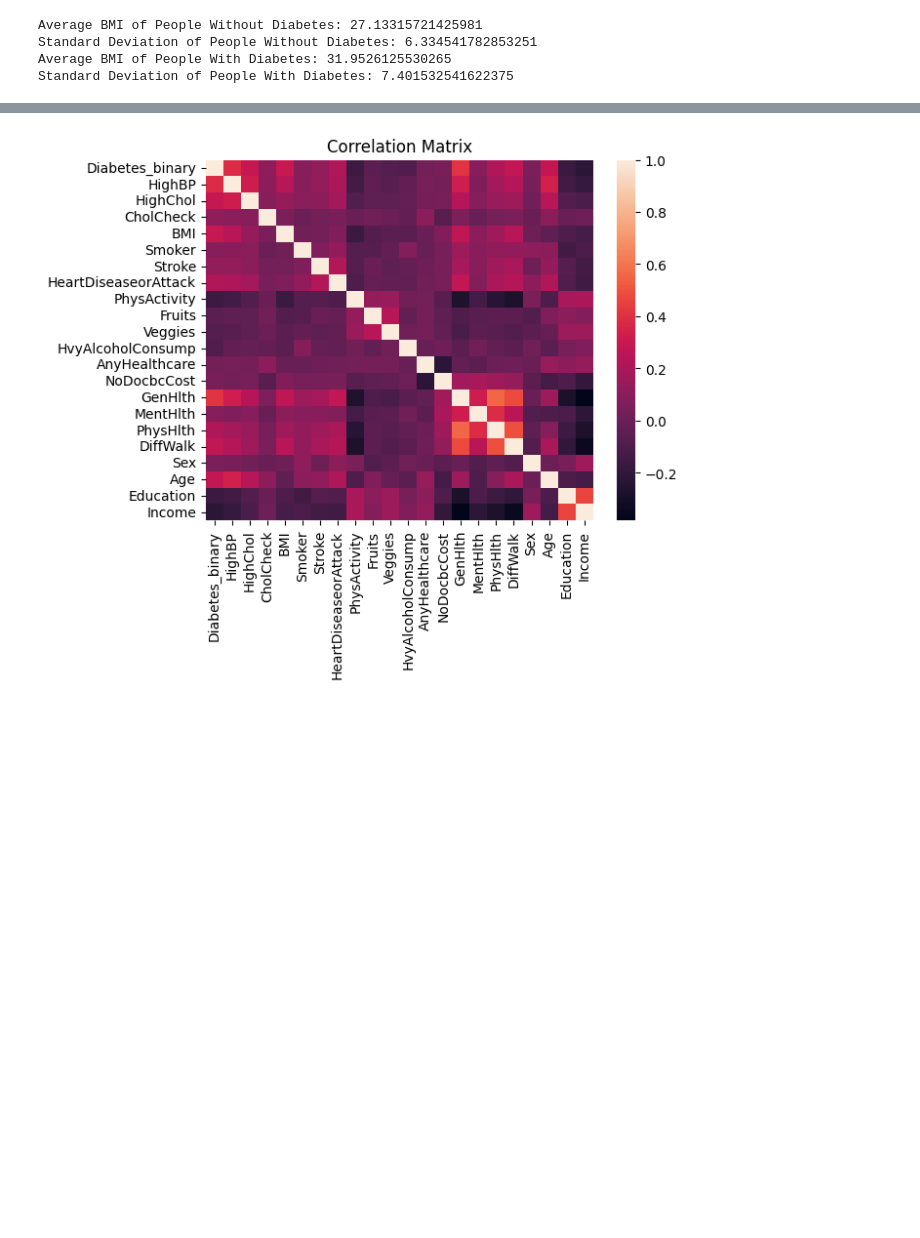
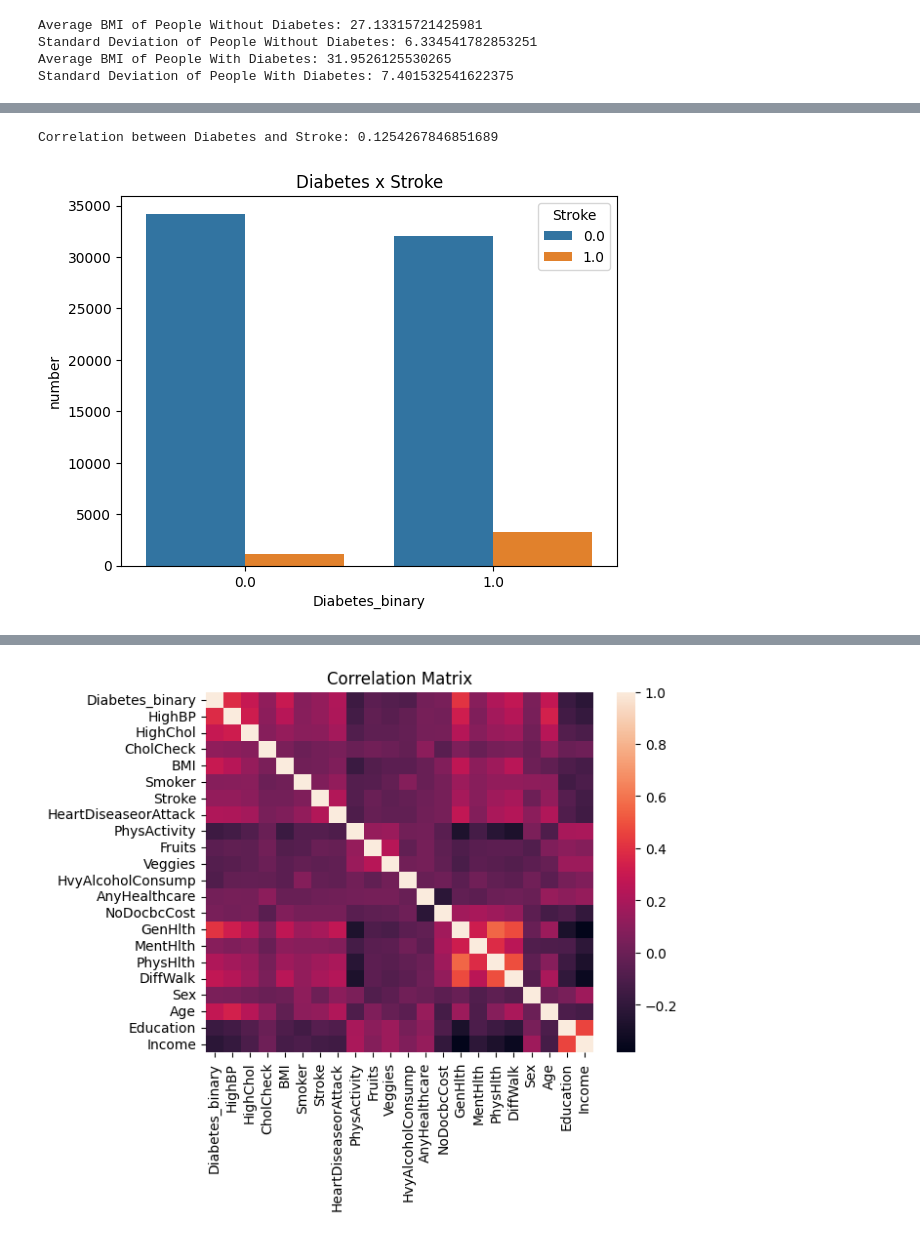
Before and after one commit to Gary-ChenJL/4440_proj, a Jupyter notebook: proj.ipynb, the cells around one changed output, grey strips where cells are left out. Saved outputs shown, nothing was run; the diff lists cells and outputs as text; code cells hidden in the pictures; blank space fills up the shorter version.

```diff
--- a/proj.ipynb
+++ b/proj.ipynb
@@ -73,0 +95,8 @@ Portion of Women with Diabetes: 0.08247213029894067
+# %%
+stroke = df.groupby(["Diabetes_binary", "Stroke"]).size().reset_index(name="number")
+sns.barplot(data=stroke, x="Diabetes_binary", y="number", hue="Stroke")
+plt.title("Diabetes x Stroke")
+print("Correlation between Diabetes and Stroke: " + str(df["Diabetes_binary"].corr(df["Stroke"])))
+# %% [output]
+Correlation between Diabetes and Stroke: 0.1254267846851689
+[figure, added]
```
Also changed, not shown: parts of 6 cells of this notebook.
